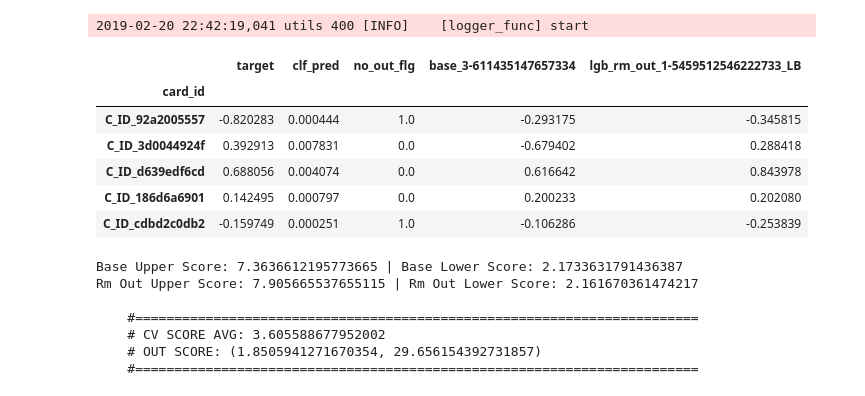
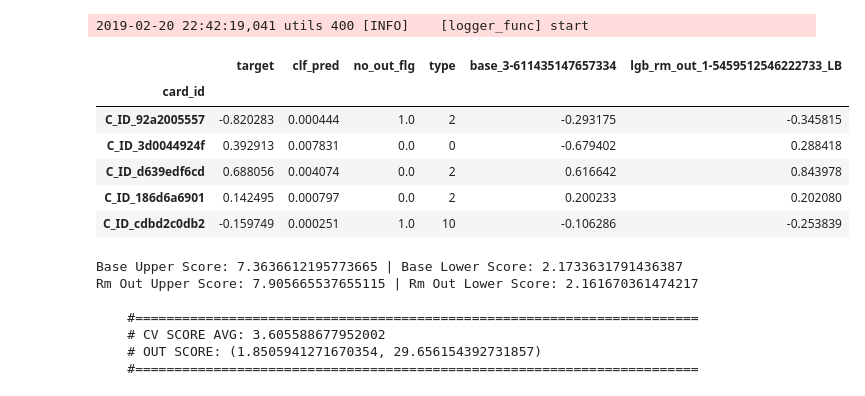
Before and after one commit to Chestnut1999/Elo-Recommendation-23place, a Jupyter notebook: jpy/225_elo_blender_exp.ipynb, the cells around one changed output. Cells and saved outputs as stored; diff of their text form; code cells hidden in the pictures.

```diff
--- a/jpy/225_elo_blender_exp.ipynb
+++ b/jpy/225_elo_blender_exp.ipynb
@@ -120,14 +160,19 @@ rm_out_cols = []
 clf_out_cols = []
 #========================================================================
 # Base Model Load
-base = utils.read_df_pkl('../input/base_no_out_clf.gz')[[key, target, 'clf_pred', 'no_out_flg']].set_index(key)
-alijs_type = pd.read_csv('../input/card_ids_grouping.csv').set_index(key)
-base['type'] = alijs_type['type']
-ens_list = glob.glob('../ensemble/lgb_ensemble/*.gz')
+base = utils.read_df_pkl('../input/base_no_out_clf.gz')[[key, 'first_active_month', 'hist_purchase_month_max', target, 'clf_pred', 'no_out_flg']].set_index(key)
+# base = utils.read_pkl_gzip('../input/base_no_out_clf.gz').set_index(key)
+# Alijs type
+df_type = pd.read_csv('../input/card_ids_grouping.csv').set_index(key)
+base = base.join(df_type)
+
+# ens_list = glob.glob('../ensemble/lgb_ensemble/*.gz')
 # ens_list = ['../model/LB3665_set/0213_152_stack_ridge_set-all_lgb27_NN0_other0_OUT29.7052_CV3.616445337563796_LB.gz']
 # ens_list = ['../model/LB3664_set/0214_074_stack_ridge_set-all_lgb20_NN0_other0_OUT29.7295_CV3.618401419254512_LB.gz']
 # lb3664_list = ['../ensemble/0215_083_stack_submit_OUT29-7593_CV3-61266_LB3-664.gz']
-ens_list = glob.glob('../stack/0220_222_stack_ridge_set-all_valid-term-seed328_lgb41_NN0_ridge0_ext0_rmf0_OUT29.6294_CV3.611435147657334_LB.gz')
+ens_list = ['../ensemble/LB3662_stack_set/0220_222_stack_ridge_set-all_valid-term-seed328_lgb41_NN0_ridge0_ext0_rmf0_OUT29.6294_CV3.611435147657334_LB.gz']
+# ens_list = ['../stack/0222_075_stack_ridge_set-all_valid-ods-seed328_lgb30_NN0_ridge0_ext0_rmf0_OUT29.6705_CV3.6134338981630836_LB.gz']
+# ens_list = ['../stack/0221_225_stack_ridge_set-all_valid-ods-seed328_lgb53_NN0_ridge0_ext0_rmf0_OUT29.6372_CV3.6127154444046625_LB.gz']
 for path in ens_list:
     try:
         cv = re.search(r'CV([^/.]*)_LB.gz', path.replace('.', '-')).group(1)
@@ -186,6 +231,7 @@ if is_no_out_flg:
 #========================================================================
 # No Out Model
 if is_rm_out:
+#     rm_out_list = ['../stack/0222_075_stack_ridge_set-rm_out_valid-ods-seed328_lgb8_NN0_ridge0_ext0_rmf0_OUT0_CV1.54568423954269_LB.gz']
     rm_out_list = ['../stack/0220_224_stack_ridge_set-rm_out_valid-term-seed328_lgb5_NN0_ridge0_ext0_rmf0_OUT0_CV1.5459512546222733_LB.gz']
 #     rm_out_list = ['../stack/dir_level2/0215_083_stack_ridge_set-rm_out_lgb20_NN0_other0_OUT0_CV1.5464357357745486_LB.gz']
     rm_out_list += ['../stack/dir_level2/0215_230_stack_ridge_set-rm_out_lgb20_NN0_ridge1_ext1_rmf1_OUT0_CV8.408986180641215_LB.gz']
@@ -214,38 +260,38 @@ if is_rm_out:
 #========================================================================
 # Classifier
 clf = utils.read_pkl_gzip('../stack/0207_224_outlier_classify_9seed_lgb_binary_CV0-9099420278047783_235features.gz')[[key, 'pred_mean']].set_index(key)
 clf_2 = utils.read_pkl_gzip('../stack/0207_212_outlier_classify_9seed_lgb_binary_CV0-9084737642836664_235features.gz')[[key, 'pred_mean']].set_index(key)
 # clf = utils.read_pkl_gzip('../stack/0215_204_stack_lgr_set-all_lgb20_NN0_ridge1_ext1_rmf1_OUT0_CV0.9541067640604712_LB.gz')[[key, 'prediction']].set_index(key)
 clf['pred_mean_2'] = clf_2['pred_mean']
 clf['clf_pred'] =  clf['pred_mean'].values*0.9 + clf['pred_mean_2'].values*0.1
 # clf['clf_pred'] =  clf['pred_mean']
 # clf['clf_pred'] =  clf['prediction']
 #========================================================================
 
 #========================================================================
 # Indexをそろえる
 base['clf_pred'] = clf['clf_pred']
 pred_cols = [col for col in base.columns if col.count('-') or col.count('base_pred')]
 ignore_list += [col for col in base.columns if col.count('hist') or col.count('new_') or col.count('month')]
 pred_cols = sorted(pred_cols)
-base = base[[target, 'clf_pred', 'no_out_flg'] + pred_cols]
+base = base[[target, 'clf_pred', 'no_out_flg', 'type'] + pred_cols]
 
 base_col_list = [col for col in base.columns if col.count('base_3-6')]
 rm1_col_list = [col for col in base.columns if col.count('rm_out_1')]
 rm8_col_list = [col for col in base.columns if col.count('rm_out_8')]
 pred_col_list = base_col_list + rm1_col_list + rm8_col_list
 if len(rm1_col_list):
     base.loc[base[rm1_col_list[0]].isnull(), rm1_col_list[0]] = base.loc[base[rm1_col_list[0]].isnull(), rm8_col_list[0]]
     base.drop(rm8_col_list[0], axis=1, inplace=True)
 rm_out_cols = [col for col in base.columns if col.count('rm_out')]
 
 base.head()
 #========================================================================
 # %% [output]
-|  | target | clf_pred | no_out_flg | base_3-611435147657334 | lgb_rm_out_1-5459512546222733_LB |
-| card_id |  |  |  |  |  |
-| C_ID_92a2005557 | -0.820283 | 0.000444 | 1.0 | -0.293175 | -0.345815 |
-| C_ID_3d0044924f | 0.392913 | 0.007831 | 0.0 | -0.679402 | 0.288418 |
-| C_ID_d639edf6cd | 0.688056 | 0.004074 | 0.0 | 0.616642 | 0.843978 |
-| C_ID_186d6a6901 | 0.142495 | 0.000797 | 0.0 | 0.200233 | 0.202080 |
-| C_ID_cdbd2c0db2 | -0.159749 | 0.000251 | 1.0 | -0.106286 | -0.253839 |
+|  | target | clf_pred | no_out_flg | type | base_3-611435147657334 | lgb_rm_out_1-5459512546222733_LB |
+| card_id |  |  |  |  |  |  |
+| C_ID_92a2005557 | -0.820283 | 0.000444 | 1.0 | 2 | -0.293175 | -0.345815 |
+| C_ID_3d0044924f | 0.392913 | 0.007831 | 0.0 | 0 | -0.679402 | 0.288418 |
+| C_ID_d639edf6cd | 0.688056 | 0.004074 | 0.0 | 2 | 0.616642 | 0.843978 |
+| C_ID_186d6a6901 | 0.142495 | 0.000797 | 0.0 | 2 | 0.200233 | 0.202080 |
+| C_ID_cdbd2c0db2 | -0.159749 | 0.000251 | 1.0 | 10 | -0.106286 | -0.253839 |
```
Also changed, not shown: parts of 5 cells of this notebook, 13 other files.
